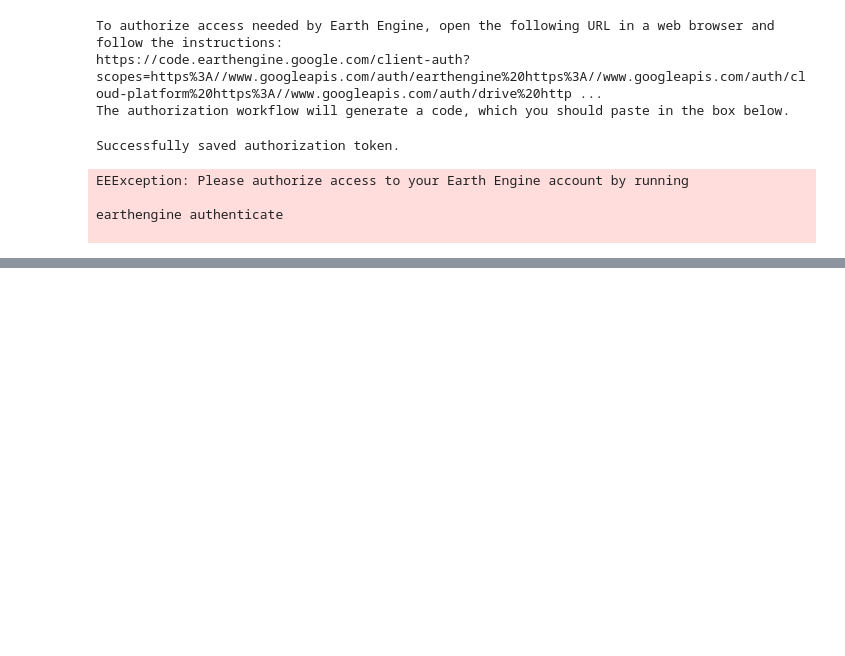
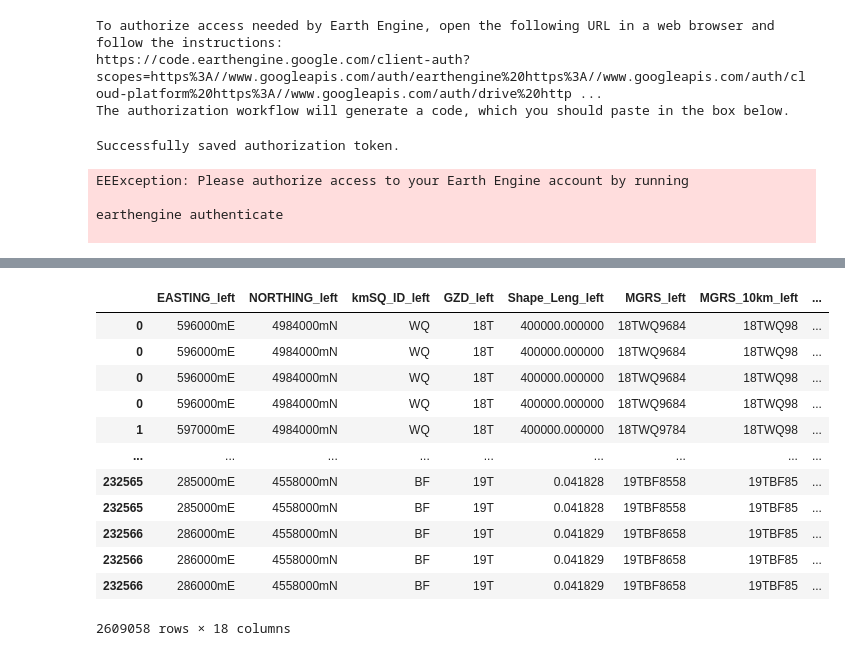
Before and after one commit to bwsi-hadr-2025-final-project/Logistics, a Jupyter notebook: src/Notebook 1.ipynb, the cells around one changed output, grey strips where cells are left out. Saved outputs shown, nothing was run; the diff lists cells and outputs as text; code cells hidden in the pictures; blank space fills up the shorter version.

```diff
--- a/src/Notebook 1.ipynb
+++ b/src/Notebook 1.ipynb
@@ -479,0 +559,4 @@ earthengine authenticate
+# %%
+hospital_df = gpd.read_file('Hospitals_2025.geojson')
+shelters_df = gpd.read_file('Shelters_2025.geojson')
+game_grid_df = gpd.read_file('game_grid_2025.geojson')
@@ -479,0 +568,20 @@ earthengine authenticate
+# %%
+buffered_game_grid = game_grid_df.to_crs('epsg:3857')
+buffered_game_grid.geometry = buffered_game_grid.buffer(10)
+neighboring_gdf = gpd.sjoin(buffered_game_grid, game_grid_df.to_crs('epsg:3857'), predicate='overlaps')
+# %%
+neighboring_gdf
+# %% [output]
+|  | EASTING_left | NORTHING_left | kmSQ_ID_left | GZD_left | Shape_Leng_left | MGRS_left | MGRS_10km_left | ... |
+| 0 | 596000mE | 4984000mN | WQ | 18T | 400000.000000 | 18TWQ9684 | 18TWQ98 | ... |
+| 0 | 596000mE | 4984000mN | WQ | 18T | 400000.000000 | 18TWQ9684 | 18TWQ98 | ... |
+| 0 | 596000mE | 4984000mN | WQ | 18T | 400000.000000 | 18TWQ9684 | 18TWQ98 | ... |
+| 0 | 596000mE | 4984000mN | WQ | 18T | 400000.000000 | 18TWQ9684 | 18TWQ98 | ... |
+| 1 | 597000mE | 4984000mN | WQ | 18T | 400000.000000 | 18TWQ9784 | 18TWQ98 | ... |
+| ... | ... | ... | ... | ... | ... | ... | ... | ... |
+| 232565 | 285000mE | 4558000mN | BF | 19T | 0.041828 | 19TBF8558 | 19TBF85 | ... |
+| 232565 | 285000mE | 4558000mN | BF | 19T | 0.041828 | 19TBF8558 | 19TBF85 | ... |
+| 232566 | 286000mE | 4558000mN | BF | 19T | 0.041829 | 19TBF8658 | 19TBF85 | ... |
+| 232566 | 286000mE | 4558000mN | BF | 19T | 0.041829 | 19TBF8658 | 19TBF85 | ... |
+| 232566 | 286000mE | 4558000mN | BF | 19T | 0.041829 | 19TBF8658 | 19TBF85 | ... |
+2609058 rows × 18 columns
```
Also changed, not shown: parts of 16 cells of this notebook.
